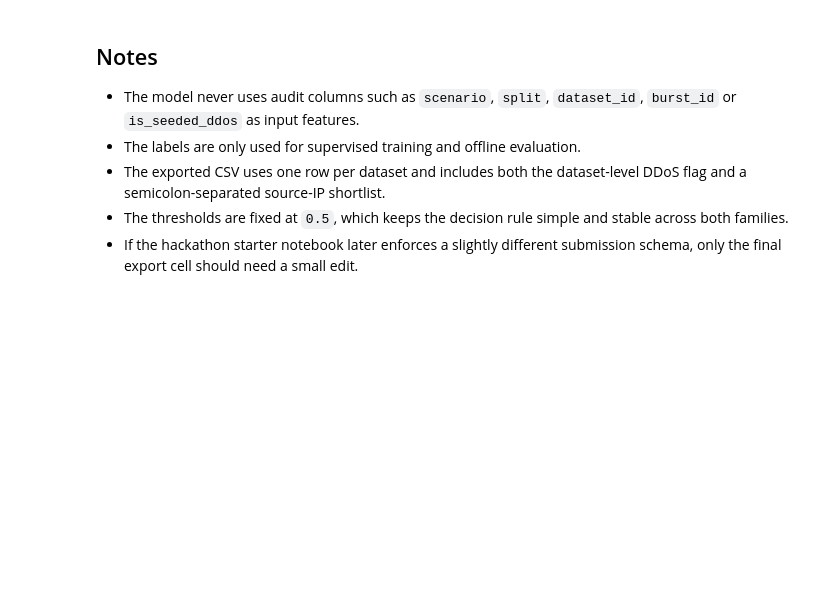
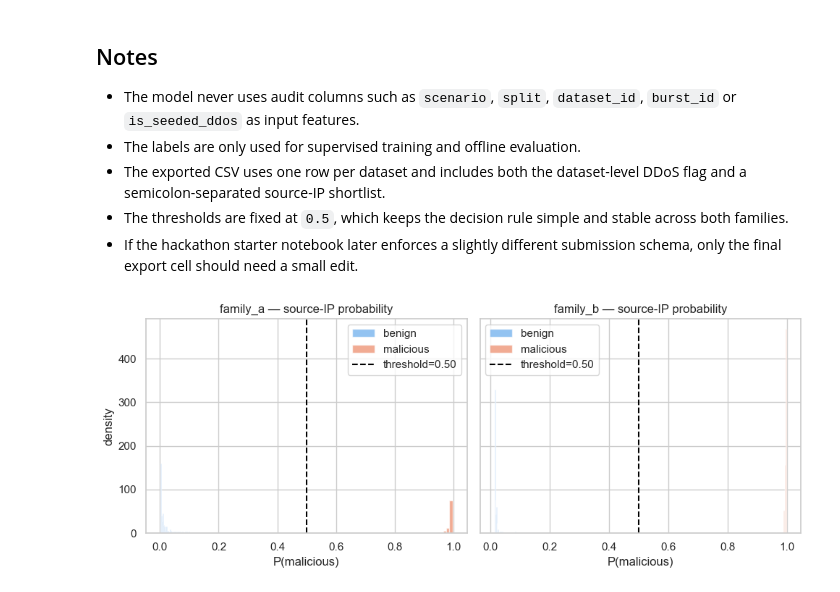
Before and after one commit to Necro21X/QuString2026, a Jupyter notebook: Notebook QMeasurement.ipynb, the cells around one changed output. Saved outputs shown, nothing was run; the diff lists cells and outputs as text; code cells hidden in the pictures; blank space fills up the shorter version.

```diff
--- a/Notebook QMeasurement.ipynb
+++ b/Notebook QMeasurement.ipynb
@@ -511,3 +910,45 @@ c:\Users\bingg\OneDrive\Uni\Obsidian Notes\FS 2026\QuString\outputs\classical_qi
 - The exported CSV uses one row per dataset and includes both the dataset-level DDoS flag and a semicolon-separated source-IP shortlist.
 - The thresholds are fixed at `0.5`, which keeps the decision rule simple and stable across both families.
 - If the hackathon starter notebook later enforces a slightly different submission schema, only the final export cell should need a small edit.
+# %%
+import matplotlib.pyplot as plt
+import numpy as np
+import seaborn as sns
+from sklearn.metrics import (
+    confusion_matrix,
+    roc_curve,
+    auc,
+    precision_recall_curve,
+    average_precision_score,
+)
+
+sns.set_theme(style="whitegrid", context="notebook")
+FAMILY_PALETTE = dict(zip(
+    sorted(all_source_predictions["family"].unique()),
+    sns.color_palette("tab10", n_colors=all_source_predictions["family"].nunique()),
+))
+# %%
+families = sorted(all_source_predictions["family"].unique())
+fig, axes = plt.subplots(1, len(families), figsize=(5 * len(families), 4), sharey=True)
+if len(families) == 1:
+    axes = [axes]
+
+for ax, fam in zip(axes, families):
+    fam_df = all_source_predictions[
+        (all_source_predictions["family"] == fam)
+        & (all_source_predictions["split"] == "validation")
+    ]
+    for label, color, name in [(0, "#4C9BE8", "benign"), (1, "#E8744C", "malicious")]:
+        subset = fam_df[fam_df["is_malicious_source"] == label]["malicious_probability"]
+        ax.hist(subset, bins=40, alpha=0.6, color=color, label=name, density=True)
+    thr = family_artifacts[fam].source_threshold
+    ax.axvline(thr, color="black", linestyle="--", label=f"threshold={thr:.2f}")
+    ax.set_title(f"{fam} — source-IP probability")
+    ax.set_xlabel("P(malicious)")
+    ax.legend()
+
+axes[0].set_ylabel("density")
+plt.tight_layout()
+plt.show()
+# %% [output]
+[figure, added]
```
Also changed, not shown: parts of 18 cells of this notebook.
